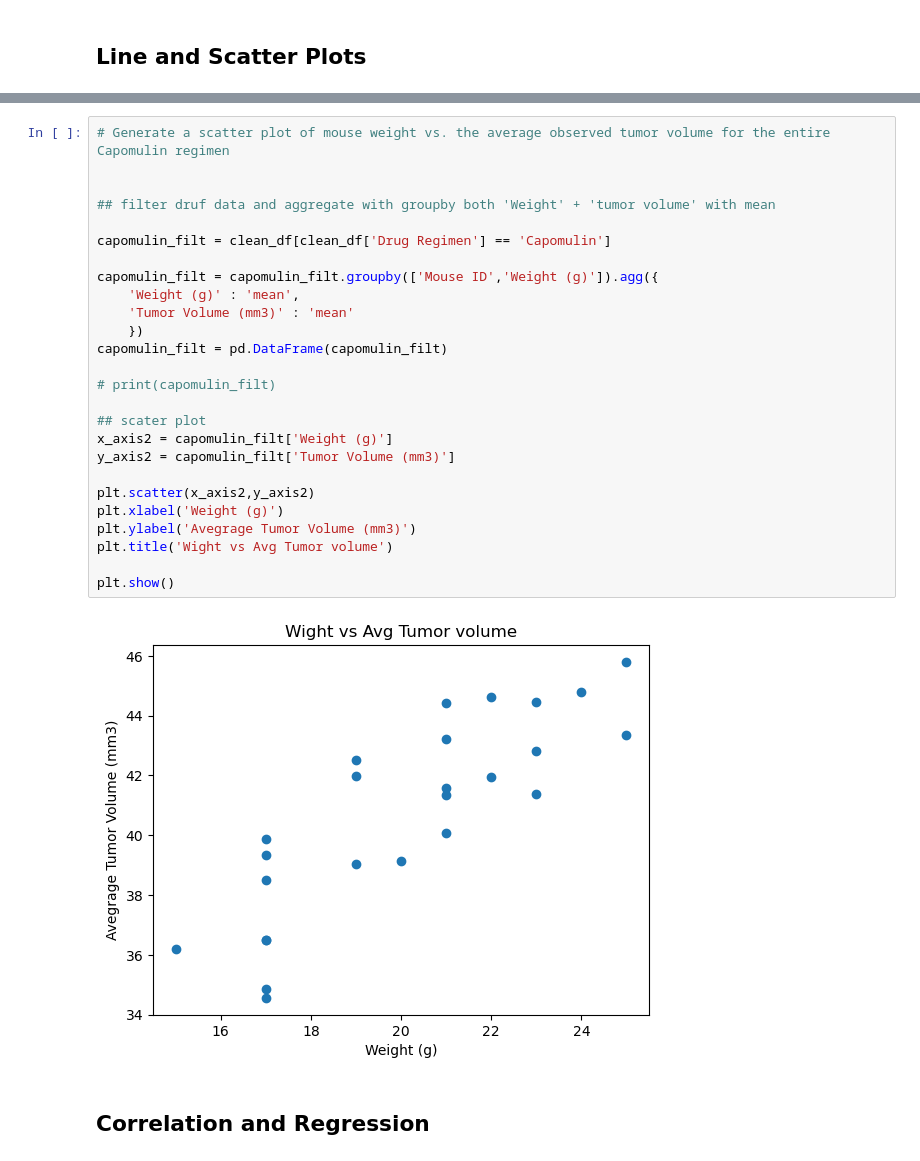
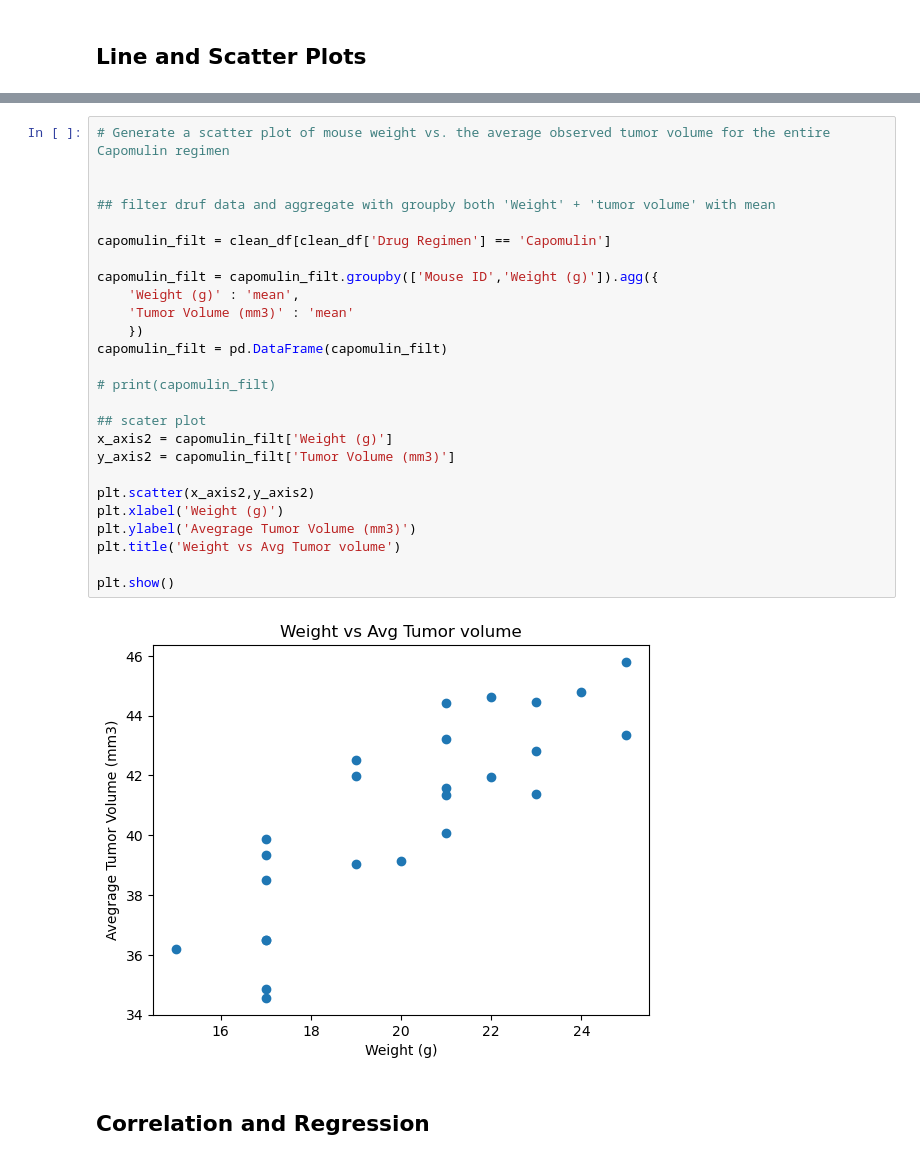
Before and after one commit to nazimben25/matplotlib-challenge, a Jupyter notebook: challeng5mywork.ipynb, the cells around one changed output, grey strips where cells are left out. Cells and saved outputs as stored; diff of their text form.

```diff
--- a/challeng5mywork.ipynb
+++ b/challeng5mywork.ipynb
@@ -405,31 +510,31 @@ m601
 # %%
 # Generate a scatter plot of mouse weight vs. the average observed tumor volume for the entire Capomulin regimen
 
 
 ## filter druf data and aggregate with groupby both 'Weight' + 'tumor volume' with mean
 
 capomulin_filt = clean_df[clean_df['Drug Regimen'] == 'Capomulin']
 
 capomulin_filt = capomulin_filt.groupby(['Mouse ID','Weight (g)']).agg({
     'Weight (g)' : 'mean',
     'Tumor Volume (mm3)' : 'mean'
     })
 capomulin_filt = pd.DataFrame(capomulin_filt)
 
 # print(capomulin_filt)
 
 ## scater plot
 x_axis2 = capomulin_filt['Weight (g)']
 y_axis2 = capomulin_filt['Tumor Volume (mm3)']
 
 plt.scatter(x_axis2,y_axis2)
 plt.xlabel('Weight (g)')
 plt.ylabel('Avegrage Tumor Volume (mm3)')
-plt.title('Wight vs Avg Tumor volume')
+plt.title('Weight vs Avg Tumor volume')
 
 plt.show()
 # %% [output]
-[figure, old version]
+[figure, new version]
 # %% [markdown]
 ## Correlation and Regression
 # %%
```
Also changed, not shown: parts of 14 cells of this notebook.
